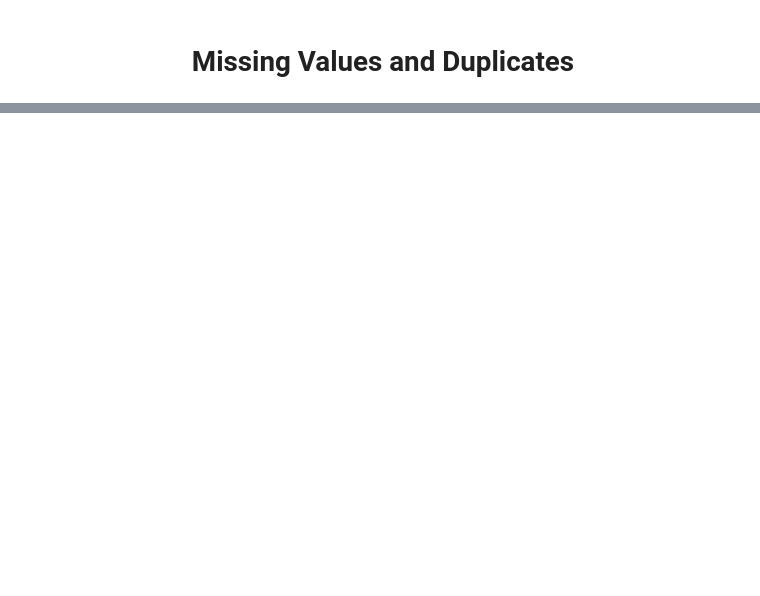
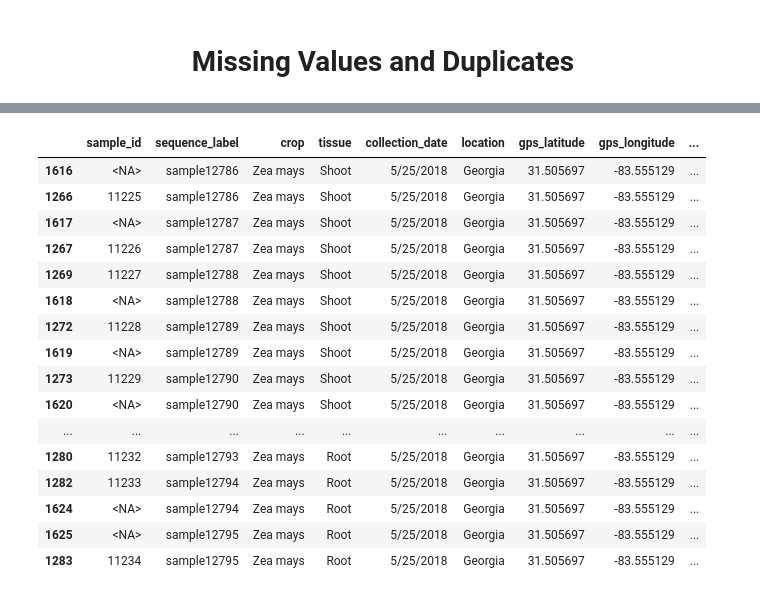
Before and after one commit to luis-alegria/g2f_indigo_v2, a Jupyter notebook: metadata_eda.ipynb, the cells around one changed output, grey strips where cells are left out. Cells and saved outputs as stored; diff of their text form; code cells hidden in the pictures; blank space fills up the shorter version.

```diff
--- a/metadata_eda.ipynb
+++ b/metadata_eda.ipynb
@@ -44,9 +78,27 @@ data[data.duplicated()]
 # %%
 # Look at duplicates in sequence_label (This connects to FASTQ files), sort values
 
 seq_label_dups = data[data.duplicated(subset=['sequence_label'], keep=False)]
 seq_label_dups = seq_label_dups.sort_values(by='sequence_label')
 
-seq_label_dups.head(10)
+seq_label_dups.head(20)
+# %% [output]
+|  | sample_id | sequence_label | crop | tissue | collection_date | location | gps_latitude | gps_longitude | ... |
+| 1616 | <NA> | sample12786 | Zea mays | Shoot | 5/25/2018 | Georgia | 31.505697 | -83.555129 | ... |
+| 1266 | 11225 | sample12786 | Zea mays | Shoot | 5/25/2018 | Georgia | 31.505697 | -83.555129 | ... |
+| 1617 | <NA> | sample12787 | Zea mays | Shoot | 5/25/2018 | Georgia | 31.505697 | -83.555129 | ... |
+| 1267 | 11226 | sample12787 | Zea mays | Shoot | 5/25/2018 | Georgia | 31.505697 | -83.555129 | ... |
+| 1269 | 11227 | sample12788 | Zea mays | Shoot | 5/25/2018 | Georgia | 31.505697 | -83.555129 | ... |
+| 1618 | <NA> | sample12788 | Zea mays | Shoot | 5/25/2018 | Georgia | 31.505697 | -83.555129 | ... |
+| 1272 | 11228 | sample12789 | Zea mays | Shoot | 5/25/2018 | Georgia | 31.505697 | -83.555129 | ... |
+| 1619 | <NA> | sample12789 | Zea mays | Shoot | 5/25/2018 | Georgia | 31.505697 | -83.555129 | ... |
+| 1273 | 11229 | sample12790 | Zea mays | Shoot | 5/25/2018 | Georgia | 31.505697 | -83.555129 | ... |
+| 1620 | <NA> | sample12790 | Zea mays | Shoot | 5/25/2018 | Georgia | 31.505697 | -83.555129 | ... |
+| ... | ... | ... | ... | ... | ... | ... | ... | ... | ... |
+| 1280 | 11232 | sample12793 | Zea mays | Root | 5/25/2018 | Georgia | 31.505697 | -83.555129 | ... |
+| 1282 | 11233 | sample12794 | Zea mays | Root | 5/25/2018 | Georgia | 31.505697 | -83.555129 | ... |
+| 1624 | <NA> | sample12794 | Zea mays | Root | 5/25/2018 | Georgia | 31.505697 | -83.555129 | ... |
+| 1625 | <NA> | sample12795 | Zea mays | Root | 5/25/2018 | Georgia | 31.505697 | -83.555129 | ... |
+| 1283 | 11234 | sample12795 | Zea mays | Root | 5/25/2018 | Georgia | 31.505697 | -83.555129 | ... |
 # %%
 print(f'Total duplicated sequence_label entries: {int(len(seq_label_dups) / 2)}')
```
Also changed, not shown: parts of 10 cells of this notebook.
